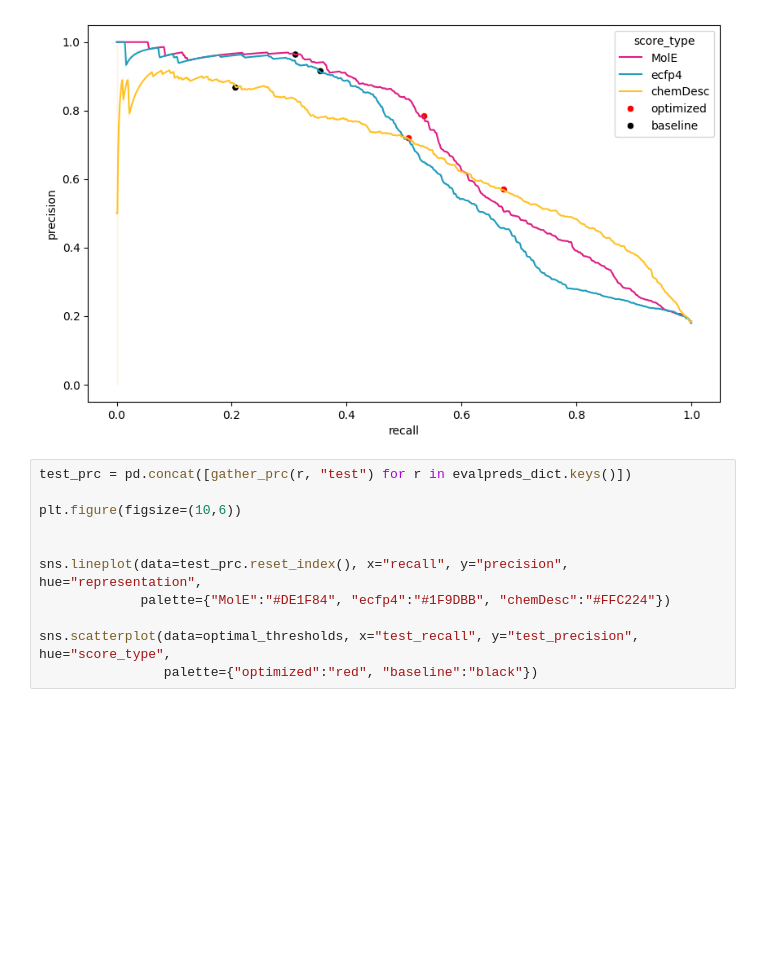
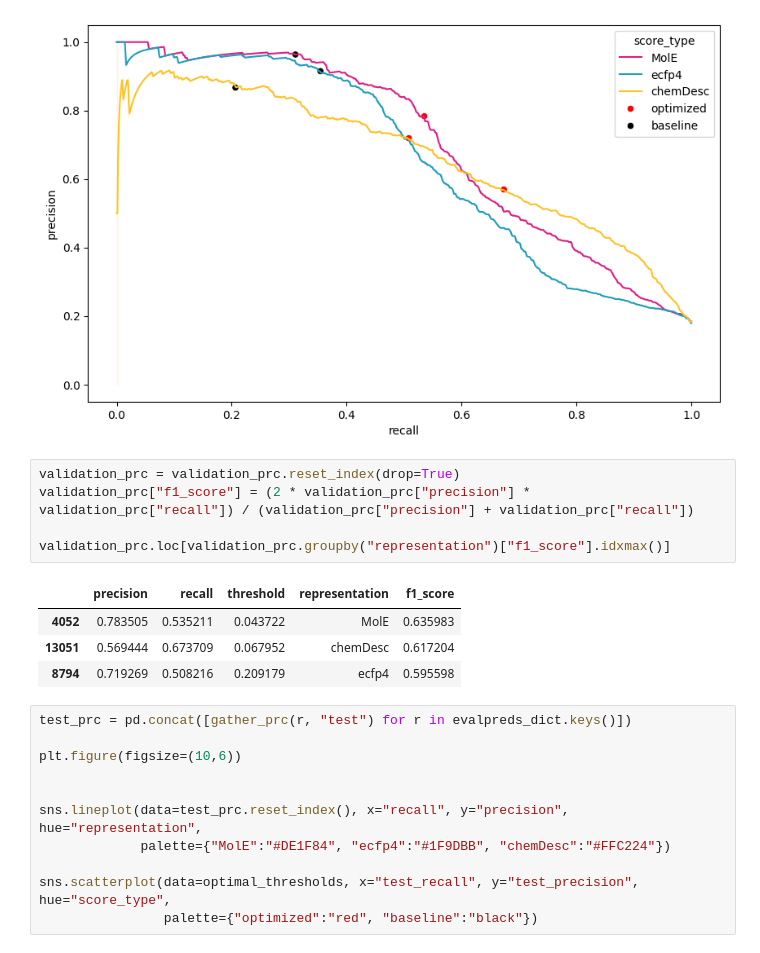
Before and after one commit to rolayoalarcon/mole_antimicrobial_potential, a Jupyter notebook: workflow/03.model_evaluation.ipynb, the cells around one changed output. Saved outputs shown, nothing was run; the diff lists cells and outputs as text; blank space fills up the shorter version.

```diff
--- a/workflow/03.model_evaluation.ipynb
+++ b/workflow/03.model_evaluation.ipynb
@@ -483,6 +483,16 @@ sns.scatterplot(data=optimal_thresholds, x="validation_recall", y="validation_pr
 # %% [output]
 <Axes: xlabel='recall', ylabel='precision'>
 [figure]
+# %%
+validation_prc = validation_prc.reset_index(drop=True)
+validation_prc["f1_score"] = (2 * validation_prc["precision"] * validation_prc["recall"]) / (validation_prc["precision"] + validation_prc["recall"])
+
+validation_prc.loc[validation_prc.groupby("representation")["f1_score"].idxmax()]
+# %% [output]
+|  | precision | recall | threshold | representation | f1_score |
+| 4052 | 0.783505 | 0.535211 | 0.043722 | MolE | 0.635983 |
+| 13051 | 0.569444 | 0.673709 | 0.067952 | chemDesc | 0.617204 |
+| 8794 | 0.719269 | 0.508216 | 0.209179 | ecfp4 | 0.595598 |
 # %%
 test_prc = pd.concat([gather_prc(r, "test") for r in evalpreds_dict.keys()])
 
```
Also changed, not shown: parts of 7 cells of this notebook, 4 other files.
